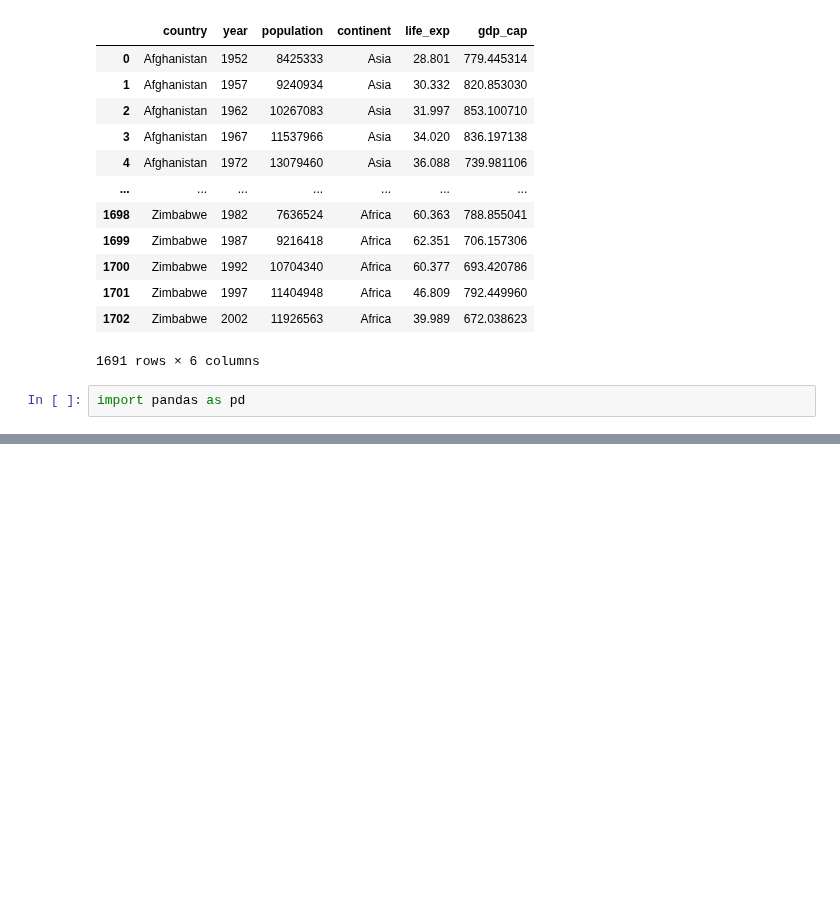
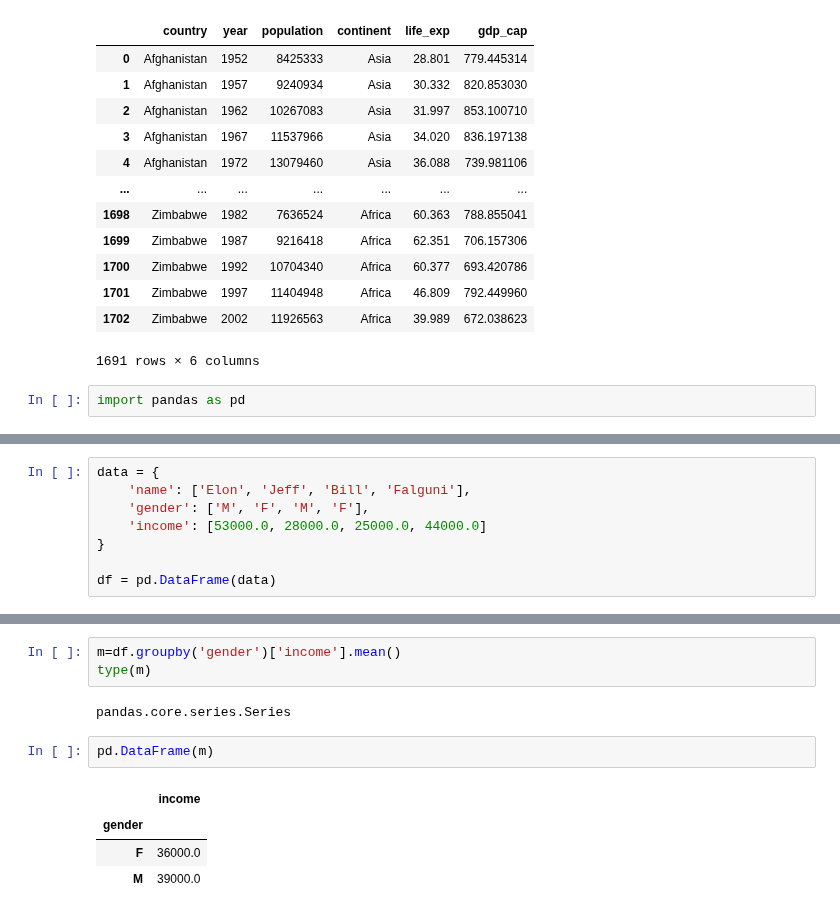
Before and after one commit to jeeet0700/Pandas, a Jupyter notebook: Panda_interview_prep.ipynb, the cells around one changed output, grey strips where cells are left out. Drawn from its saved outputs; the diff is of its cells as text; blank space fills up the shorter version.

```diff
--- a/Panda_interview_prep.ipynb
+++ b/Panda_interview_prep.ipynb
@@ -2218,0 +2219,8 @@ pd.melt?
+# %%
+data = {
+    'name': ['Elon', 'Jeff', 'Bill', 'Falguni'],
+    'gender': ['M', 'F', 'M', 'F'],
+    'income': [53000.0, 28000.0, 25000.0, 44000.0]
+}
+
+df = pd.DataFrame(data)
@@ -2218,0 +2235,12 @@ pd.melt?
+# %%
+m=df.groupby('gender')['income'].mean()
+type(m)
+# %% [output]
+pandas.core.series.Series
+# %%
+pd.DataFrame(m)
+# %% [output]
+|  | income |
+| gender |  |
+| F | 36000.0 |
+| M | 39000.0 |
```
Also changed, not shown: parts of 138 cells of this notebook.
